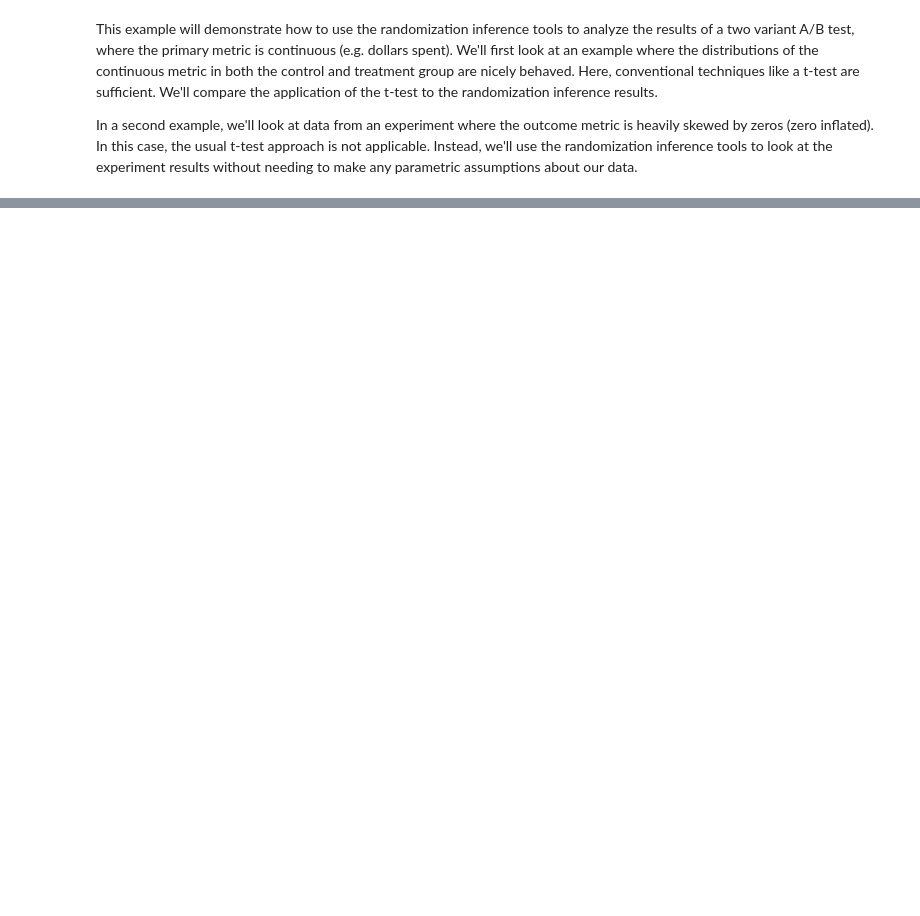
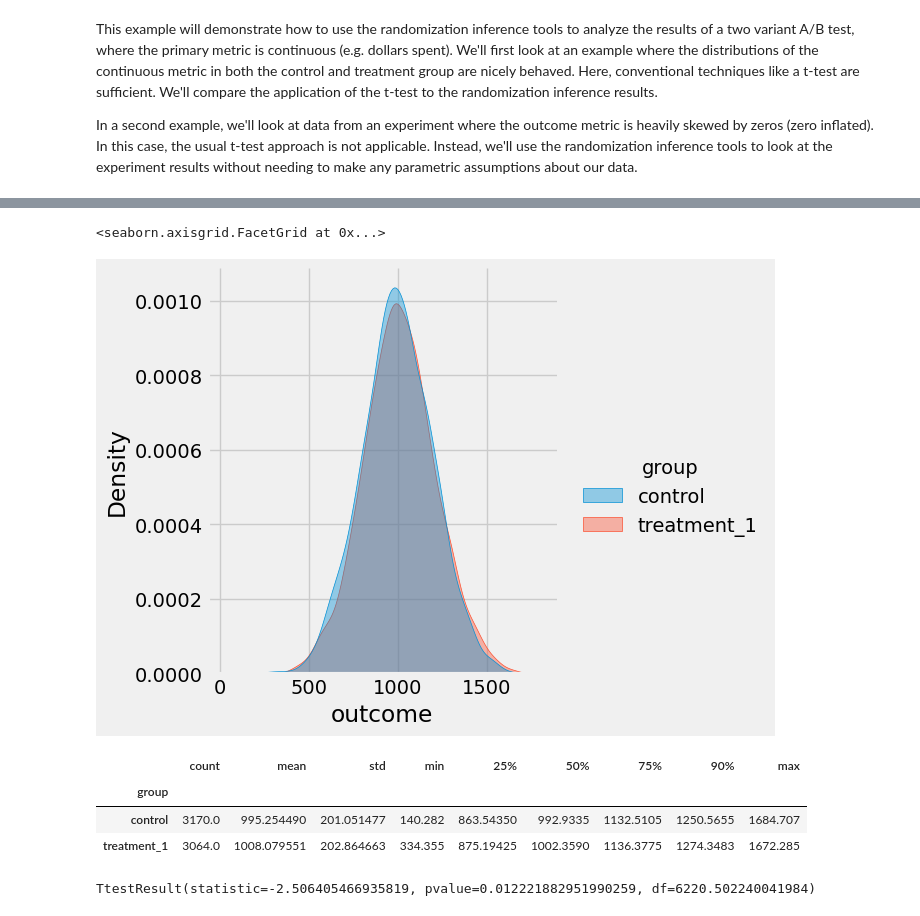
Before and after one commit to dokeeffe87/stats_utils, a Jupyter notebook: notebooks/examples/continuous_metrics/skewed_continuous_experiment_analysis.ipynb, the cells around one changed output, grey strips where cells are left out. Drawn from its saved outputs; the diff is of its cells as text; code cells hidden in the pictures; blank space fills up the shorter version.

```diff
--- a/notebooks/examples/continuous_metrics/skewed_continuous_experiment_analysis.ipynb
+++ b/notebooks/examples/continuous_metrics/skewed_continuous_experiment_analysis.ipynb
@@ -36,0 +49,2 @@ simulate_data = sim_utils.SimulateSkewedContinuous()
+# %%
+df_sim = simulate_data.assign_randomly(df=df_sim, p_vals=p_vals, group_col=group_col)
@@ -37,2 +60,20 @@ simulate_data = sim_utils.SimulateSkewedContinuous()
+# %%
+def simulate_normal_continuous_outcomes(df: pd.DataFrame, loc: float = 0, scale: float = 1, outcome_col_name: str = 'outcome', rounding: int = 3) -> pd.DataFrame:
+
+    outcomes_ = []
+    df_ = df.copy()
+
+    for d_ in df_['day'].unique():
+        num_samples = df_.query("day=='{0}'".format(d_))['units'].sum()
+        r = list(stats.norm.rvs(size=num_samples, loc=loc, scale=scale))
+        outcomes_ = outcomes_ + r
+
+    df_[outcome_col_name] = outcomes_
+    df_[outcome_col_name] = df_[outcome_col_name].apply(lambda x: np.round(x, rounding))
+
+    return df_
 # %%
-df = simulate_data.simulate_zero_skewed_outcomes()
+df_control = simulate_normal_continuous_outcomes(df=df_sim.query("group=='control'"), loc=1000, scale=200)
+df_treatment = simulate_normal_continuous_outcomes(df=df_sim.query("group=='treatment_1'"), loc=1010, scale=200)
+# %%
+df_norm = pd.concat([df_control, df_treatment])
@@ -38,0 +89,20 @@ df = simulate_data.simulate_zero_skewed_outcomes()
+# %%
+sns.displot(df_norm, x="outcome", hue="group", kind="kde", fill=True, alpha=0.4)
+# %% [output]
+<seaborn.axisgrid.FacetGrid at 0x...>
+[figure, added]
+# %%
+# So these are nice and simple
+# This looks about like what we'd expect from the relatively large sample we drew
+df_norm.groupby('group')['outcome'].describe(percentiles=[0.25, 0.5, 0.75, 0.9])
+# %% [output]
+|  | count | mean | std | min | 25% | 50% | 75% | 90% | max |
+| group |  |  |  |  |  |  |  |  |  |
+| control | 3170.0 | 995.254490 | 201.051477 | 140.282 | 863.54350 | 992.9335 | 1132.5105 | 1250.5655 | 1684.707 |
+| treatment_1 | 3064.0 | 1008.079551 | 202.864663 | 334.355 | 875.19425 | 1002.3590 | 1136.3775 | 1274.3483 | 1672.285 |
+# %%
+# So what happens if we run a conventional t-test on this?
+# In this case, we know that the data generating process in both the treatment and control groups have the same variance.  In general though, we won't know this, so we won't assume it
+stats.ttest_ind(a=df_norm.query("group=='control'")['outcome'], b=df_norm.query("group=='treatment_1'")['outcome'], equal_var=False)
+# %% [output]
+TtestResult(statistic=-2.506405466935819, pvalue=0.012221882951990259, df=6220.502240041984)
```
Also changed, not shown: parts of 12 cells of this notebook, 1 other file.
